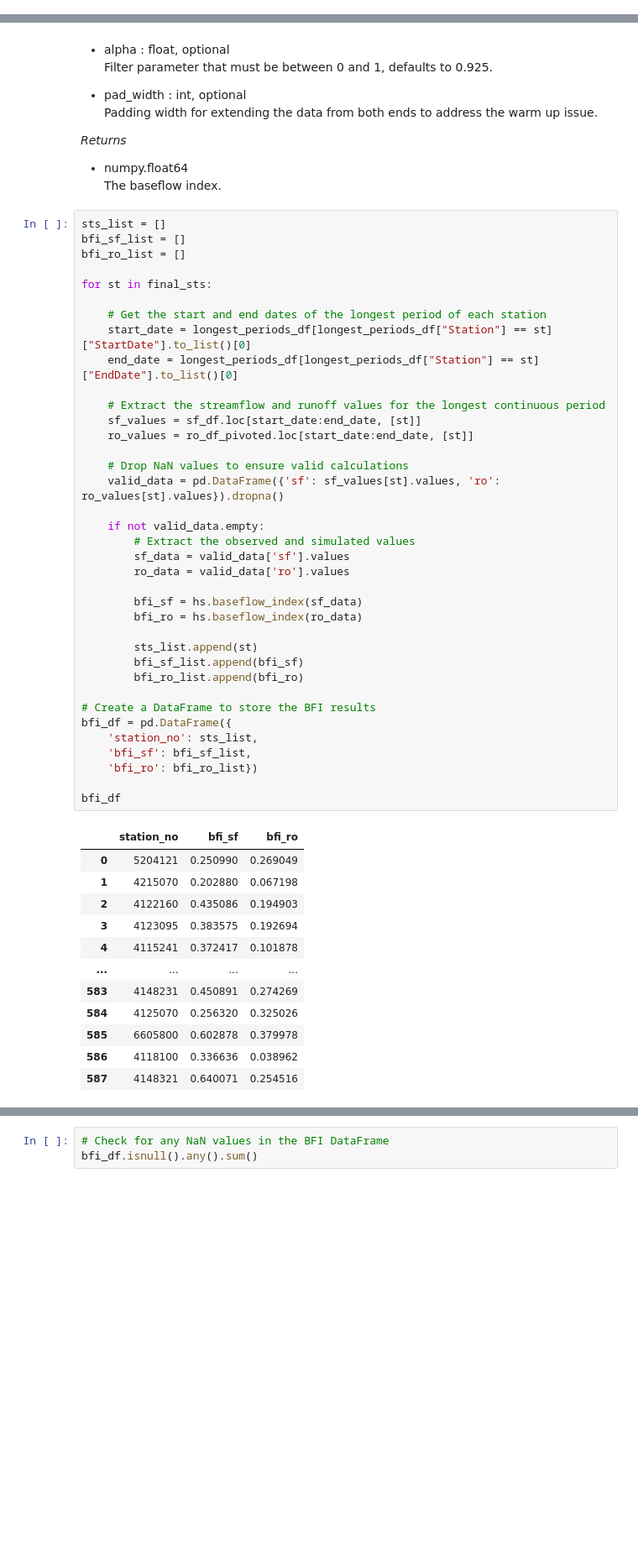
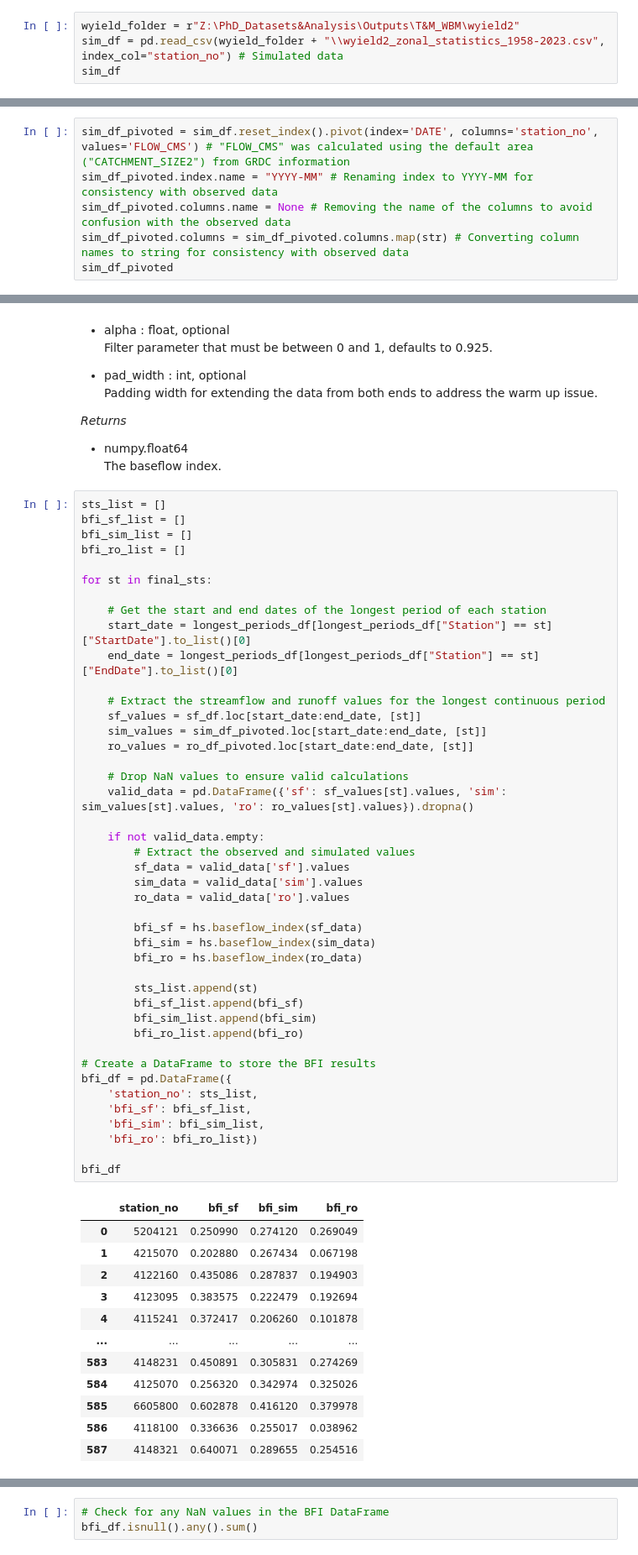
Before and after one commit to jevago262000/PhD_1-Water_Balance, a Jupyter notebook: 10.baseflow_index.ipynb, the cells around one changed output, grey strips where cells are left out. Shown at 84% size. Cells and saved outputs as stored; diff of their text form; blank space fills up the shorter version.

```diff
--- a/10.baseflow_index.ipynb
+++ b/10.baseflow_index.ipynb
@@ -196,3 +196,7 @@ longest_periods_df.describe().map(lambda x: f"{x:.2f}")
 | 50% | 636.00 |
 | 75% | 779.00 |
 | max | 792.00 |
+# %%
+wyield_folder = r"Z:\PhD_Datasets&Analysis\Outputs\T&M_WBM\wyield2"
+sim_df = pd.read_csv(wyield_folder + "\\wyield2_zonal_statistics_1958-2023.csv", index_col="station_no") # Simulated data
+sim_df
@@ -198,0 +218,6 @@ longest_periods_df.describe().map(lambda x: f"{x:.2f}")
+# %%
+sim_df_pivoted = sim_df.reset_index().pivot(index='DATE', columns='station_no', values='FLOW_CMS') # "FLOW_CMS" was calculated using the default area ("CATCHMENT_SIZE2") from GRDC information
+sim_df_pivoted.index.name = "YYYY-MM" # Renaming index to YYYY-MM for consistency with observed data
+sim_df_pivoted.columns.name = None # Removing the name of the columns to avoid confusion with the observed data
+sim_df_pivoted.columns = sim_df_pivoted.columns.map(str) # Converting column names to string for consistency with observed data
+sim_df_pivoted
@@ -258,6 +298,7 @@ ro_df_pivoted
 # %%
 sts_list = []
 bfi_sf_list = []
+bfi_sim_list = []
 bfi_ro_list = []
 
 for st in final_sts:
@@ -265,43 +306,48 @@ for st in final_sts:
     # Get the start and end dates of the longest period of each station
     start_date = longest_periods_df[longest_periods_df["Station"] == st]["StartDate"].to_list()[0]
     end_date = longest_periods_df[longest_periods_df["Station"] == st]["EndDate"].to_list()[0]
 
     # Extract the streamflow and runoff values for the longest continuous period
     sf_values = sf_df.loc[start_date:end_date, [st]]
+    sim_values = sim_df_pivoted.loc[start_date:end_date, [st]]
     ro_values = ro_df_pivoted.loc[start_date:end_date, [st]]
 
     # Drop NaN values to ensure valid calculations
-    valid_data = pd.DataFrame({'sf': sf_values[st].values, 'ro': ro_values[st].values}).dropna()
+    valid_data = pd.DataFrame({'sf': sf_values[st].values, 'sim': sim_values[st].values, 'ro': ro_values[st].values}).dropna()
 
     if not valid_data.empty:
         # Extract the observed and simulated values
         sf_data = valid_data['sf'].values
+        sim_data = valid_data['sim'].values
         ro_data = valid_data['ro'].values
 
         bfi_sf = hs.baseflow_index(sf_data)
+        bfi_sim = hs.baseflow_index(sim_data)
         bfi_ro = hs.baseflow_index(ro_data)
 
         sts_list.append(st)
         bfi_sf_list.append(bfi_sf)
+        bfi_sim_list.append(bfi_sim)
         bfi_ro_list.append(bfi_ro)
 
 # Create a DataFrame to store the BFI results
 bfi_df = pd.DataFrame({
     'station_no': sts_list,
     'bfi_sf': bfi_sf_list,
+    'bfi_sim': bfi_sim_list,
     'bfi_ro': bfi_ro_list})
 
 bfi_df
 # %% [output]
-|  | station_no | bfi_sf | bfi_ro |
-| 0 | 5204121 | 0.250990 | 0.269049 |
-| 1 | 4215070 | 0.202880 | 0.067198 |
-| 2 | 4122160 | 0.435086 | 0.194903 |
-| 3 | 4123095 | 0.383575 | 0.192694 |
-| 4 | 4115241 | 0.372417 | 0.101878 |
-| ... | ... | ... | ... |
-| 583 | 4148231 | 0.450891 | 0.274269 |
-| 584 | 4125070 | 0.256320 | 0.325026 |
-| 585 | 6605800 | 0.602878 | 0.379978 |
-| 586 | 4118100 | 0.336636 | 0.038962 |
-| 587 | 4148321 | 0.640071 | 0.254516 |
+|  | station_no | bfi_sf | bfi_sim | bfi_ro |
+| 0 | 5204121 | 0.250990 | 0.274120 | 0.269049 |
+| 1 | 4215070 | 0.202880 | 0.267434 | 0.067198 |
+| 2 | 4122160 | 0.435086 | 0.287837 | 0.194903 |
+| 3 | 4123095 | 0.383575 | 0.222479 | 0.192694 |
+| 4 | 4115241 | 0.372417 | 0.206260 | 0.101878 |
+| ... | ... | ... | ... | ... |
+| 583 | 4148231 | 0.450891 | 0.305831 | 0.274269 |
+| 584 | 4125070 | 0.256320 | 0.342974 | 0.325026 |
+| 585 | 6605800 | 0.602878 | 0.416120 | 0.379978 |
+| 586 | 4118100 | 0.336636 | 0.255017 | 0.038962 |
+| 587 | 4148321 | 0.640071 | 0.289655 | 0.254516 |
```
Also changed, not shown: parts of 8 cells of this notebook.
